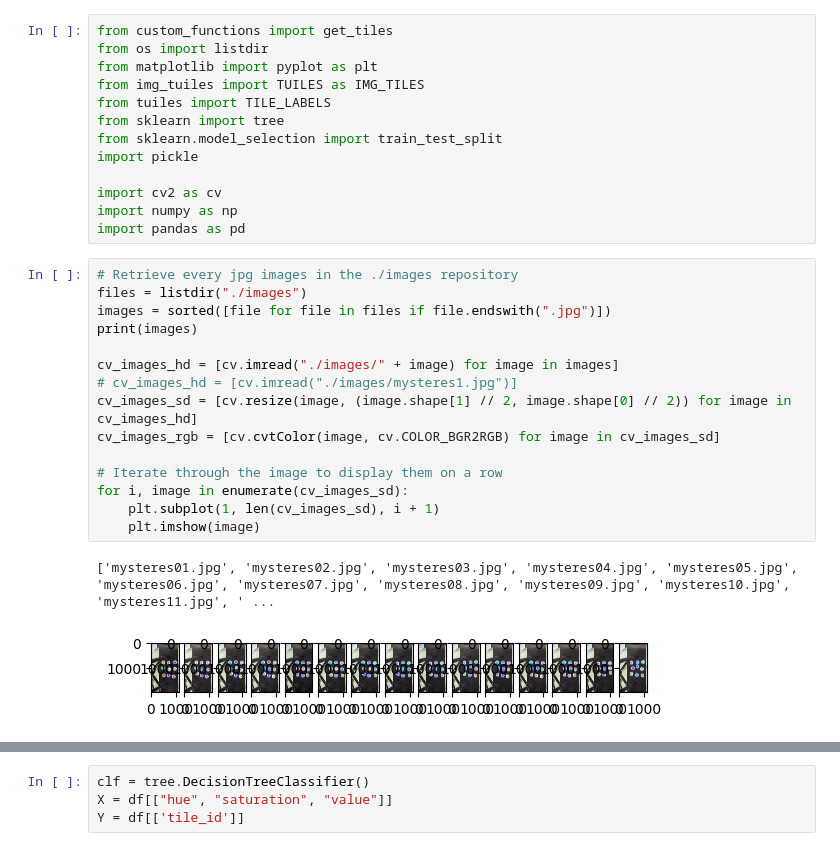
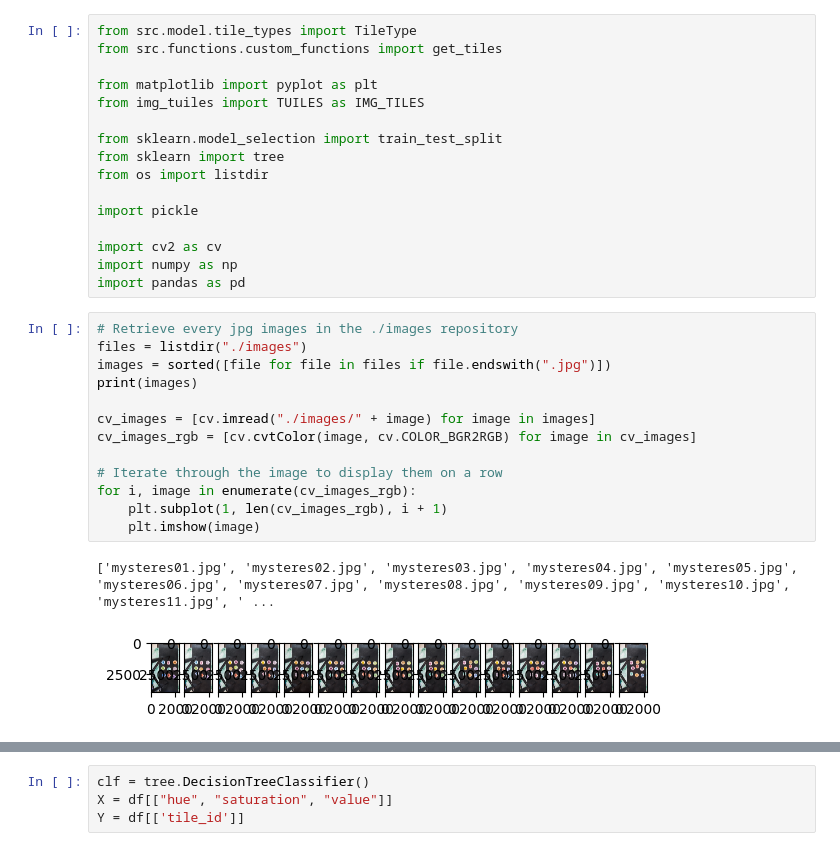
Before and after one commit to Florent-Git/mysteres-vision, a Jupyter notebook: every_tiles.ipynb, the cells around one changed output, grey strips where cells are left out. Saved outputs shown, nothing was run; the diff lists cells and outputs as text.

```diff
--- a/every_tiles.ipynb
+++ b/every_tiles.ipynb
@@ -1,11 +1,14 @@
 # %%
-from custom_functions import get_tiles
-from os import listdir
+from src.model.tile_types import TileType
+from src.functions.custom_functions import get_tiles
+
 from matplotlib import pyplot as plt
 from img_tuiles import TUILES as IMG_TILES
-from tuiles import TILE_LABELS
+
+from sklearn.model_selection import train_test_split
 from sklearn import tree
-from sklearn.model_selection import train_test_split
+from os import listdir
+
 import pickle
 
 import cv2 as cv
@@ -14,21 +17,19 @@ import pandas as pd
 # %%
 # Retrieve every jpg images in the ./images repository
 files = listdir("./images")
 images = sorted([file for file in files if file.endswith(".jpg")])
 print(images)
 
-cv_images_hd = [cv.imread("./images/" + image) for image in images]
-# cv_images_hd = [cv.imread("./images/mysteres1.jpg")]
-cv_images_sd = [cv.resize(image, (image.shape[1] // 2, image.shape[0] // 2)) for image in cv_images_hd]
-cv_images_rgb = [cv.cvtColor(image, cv.COLOR_BGR2RGB) for image in cv_images_sd]
+cv_images = [cv.imread("./images/" + image) for image in images]
+cv_images_rgb = [cv.cvtColor(image, cv.COLOR_BGR2RGB) for image in cv_images]
 
 # Iterate through the image to display them on a row
-for i, image in enumerate(cv_images_sd):
-    plt.subplot(1, len(cv_images_sd), i + 1)
+for i, image in enumerate(cv_images_rgb):
+    plt.subplot(1, len(cv_images_rgb), i + 1)
     plt.imshow(image)
 # %% [output]
 ['mysteres01.jpg', 'mysteres02.jpg', 'mysteres03.jpg', 'mysteres04.jpg', 'mysteres05.jpg', 'mysteres06.jpg', 'mysteres07.jpg', 'mysteres08.jpg', 'mysteres09.jpg', 'mysteres10.jpg', 'mysteres11.jpg', ' ...
-[figure, old version]
+[figure, new version]
 # %%
 cv_images_tiles = [get_tiles(image) for image in cv_images_rgb]
 cv_images_tiles
```
Also changed, not shown: parts of 6 cells of this notebook, 14 other files.
